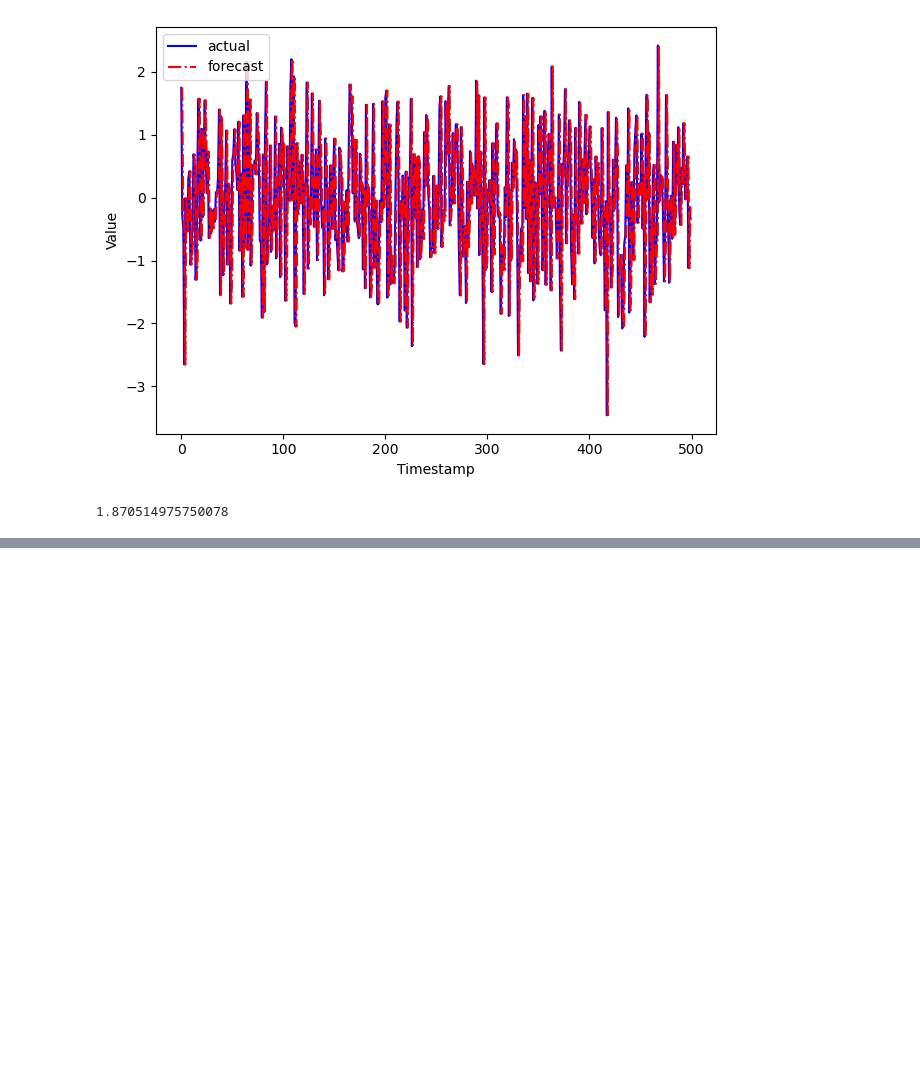
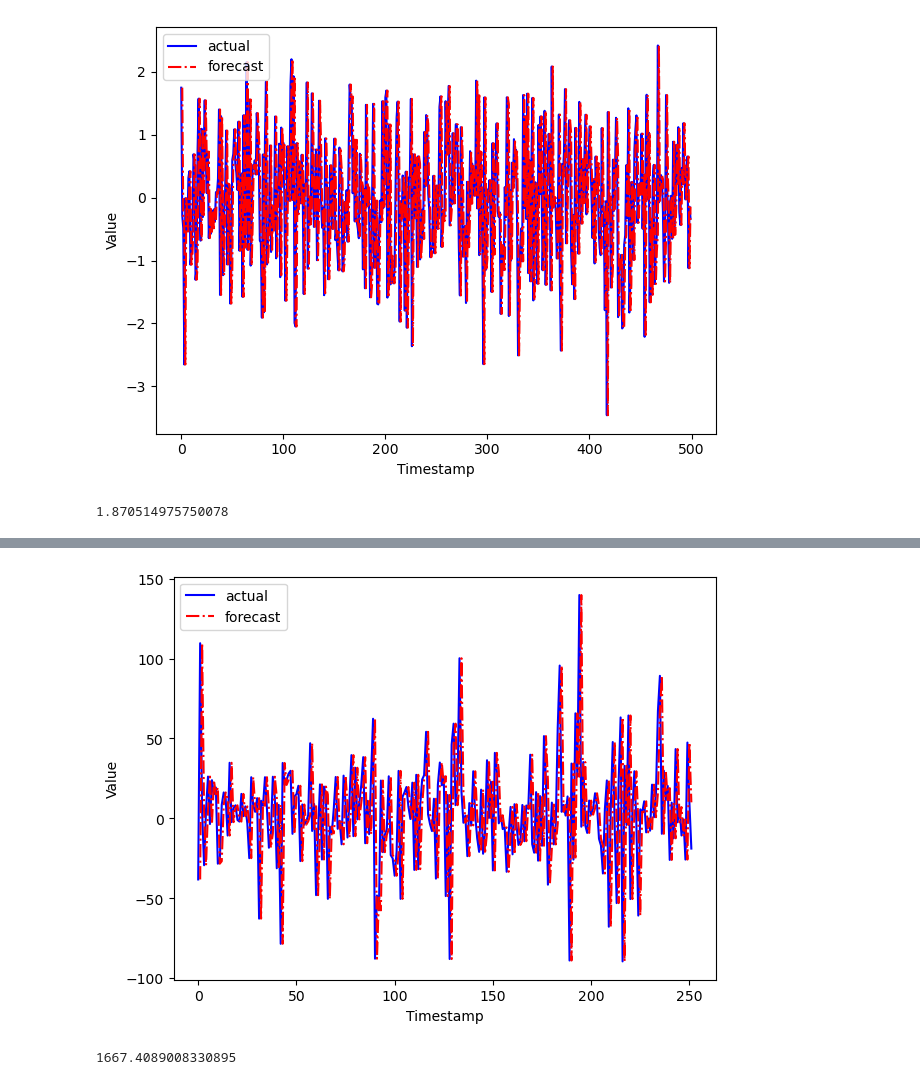
Before and after one commit to Alexa201228/timeseriesPracticeML, a Jupyter notebook: RandomWalk.ipynb, the cells around one changed output, grey strips where cells are left out. Cells and saved outputs as stored; diff of their text form; code cells hidden in the pictures; blank space fills up the shorter version.

```diff
--- a/RandomWalk.ipynb
+++ b/RandomWalk.ipynb
@@ -379,0 +382,4 @@ mse_one_step
+# %%
+google_df = pd.read_csv("data/GOOGL.csv")
+# %%
+diff_close = np.diff(google_df["Close"], n=1)
@@ -379,0 +467,3 @@ mse_one_step
+# %%
+df_shift = stationary_google_df.shift(periods=1)
+df_shift.head()
@@ -379,0 +477,19 @@ mse_one_step
+# %%
+fig, ax = plt.subplots()
+
+ax.plot(stationary_google_df, "b-", label="actual")
+ax.plot(df_shift, "r-.", label="forecast")
+
+ax.legend(loc=2)
+
+ax.set_xlabel("Timestamp")
+ax.set_ylabel("Value")
+
+plt.tight_layout()
+# %% [output]
+[figure, added]
+# %%
+mse_one_step = mean_squared_error(test["Close"], df_shift.iloc[len(stationary_google_df) - 5:]["Close"])
+mse_one_step
+# %% [output]
+1667.4089008330895
```
Also changed, not shown: parts of 11 cells of this notebook.
